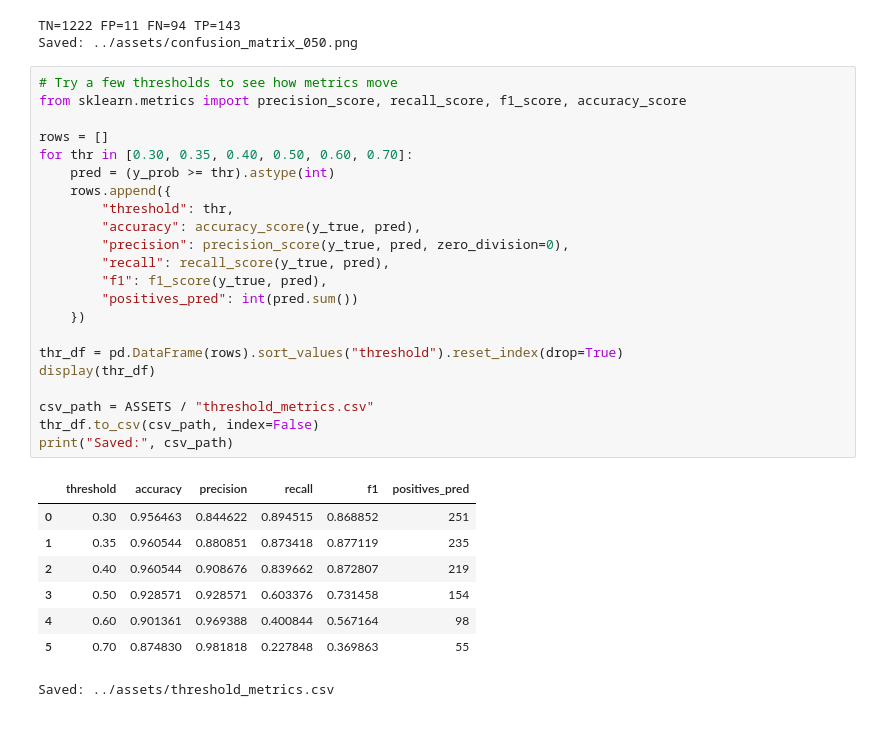
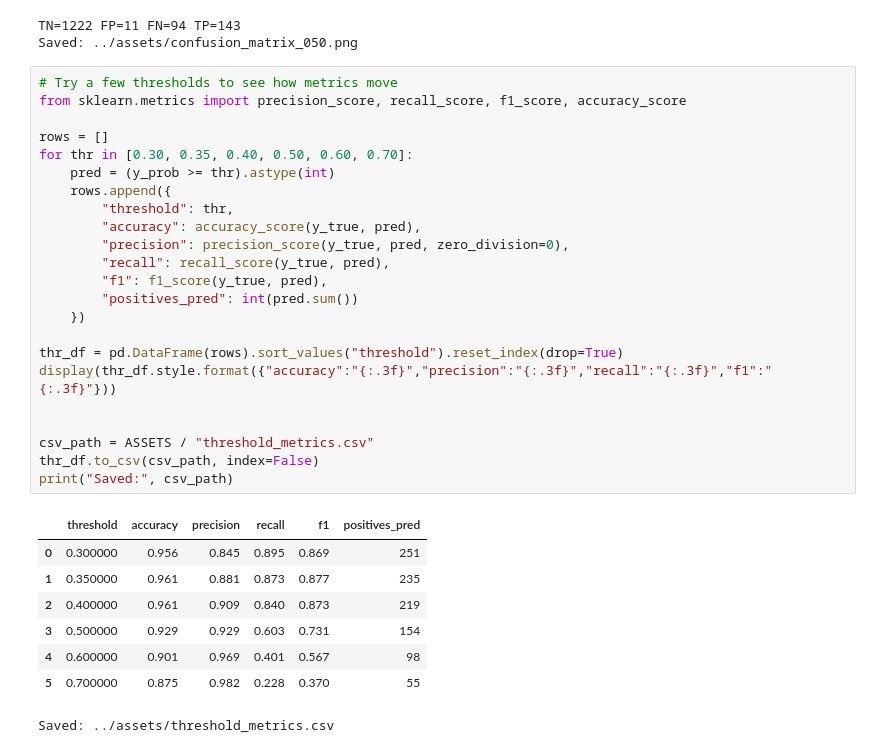
Before and after one commit to agodahdev/AttriSight, a Jupyter notebook: jupyter_notebooks/04_evaluate_and_release.ipynb, the cells around one changed output. Cells and saved outputs as stored; diff of their text form.

```diff
--- a/jupyter_notebooks/04_evaluate_and_release.ipynb
+++ b/jupyter_notebooks/04_evaluate_and_release.ipynb
@@ -110,31 +110,32 @@ Saved: ../assets/confusion_matrix_050.png
 # %%
 # Try a few thresholds to see how metrics move
 from sklearn.metrics import precision_score, recall_score, f1_score, accuracy_score
 
 rows = []
 for thr in [0.30, 0.35, 0.40, 0.50, 0.60, 0.70]:
     pred = (y_prob >= thr).astype(int)
     rows.append({
         "threshold": thr,
         "accuracy": accuracy_score(y_true, pred),
         "precision": precision_score(y_true, pred, zero_division=0),
         "recall": recall_score(y_true, pred),
         "f1": f1_score(y_true, pred),
         "positives_pred": int(pred.sum())
     })
 
 thr_df = pd.DataFrame(rows).sort_values("threshold").reset_index(drop=True)
-display(thr_df)
+display(thr_df.style.format({"accuracy":"{:.3f}","precision":"{:.3f}","recall":"{:.3f}","f1":"{:.3f}"}))
+
 
 csv_path = ASSETS / "threshold_metrics.csv"
 thr_df.to_csv(csv_path, index=False)
 print("Saved:", csv_path)
 # %% [output]
 |  | threshold | accuracy | precision | recall | f1 | positives_pred |
-| 0 | 0.30 | 0.956463 | 0.844622 | 0.894515 | 0.868852 | 251 |
-| 1 | 0.35 | 0.960544 | 0.880851 | 0.873418 | 0.877119 | 235 |
-| 2 | 0.40 | 0.960544 | 0.908676 | 0.839662 | 0.872807 | 219 |
-| 3 | 0.50 | 0.928571 | 0.928571 | 0.603376 | 0.731458 | 154 |
-| 4 | 0.60 | 0.901361 | 0.969388 | 0.400844 | 0.567164 | 98 |
-| 5 | 0.70 | 0.874830 | 0.981818 | 0.227848 | 0.369863 | 55 |
+| 0 | 0.300000 | 0.956 | 0.845 | 0.895 | 0.869 | 251 |
+| 1 | 0.350000 | 0.961 | 0.881 | 0.873 | 0.877 | 235 |
+| 2 | 0.400000 | 0.961 | 0.909 | 0.840 | 0.873 | 219 |
+| 3 | 0.500000 | 0.929 | 0.929 | 0.603 | 0.731 | 154 |
+| 4 | 0.600000 | 0.901 | 0.969 | 0.401 | 0.567 | 98 |
+| 5 | 0.700000 | 0.875 | 0.982 | 0.228 | 0.370 | 55 |
 Saved: ../assets/threshold_metrics.csv
```
